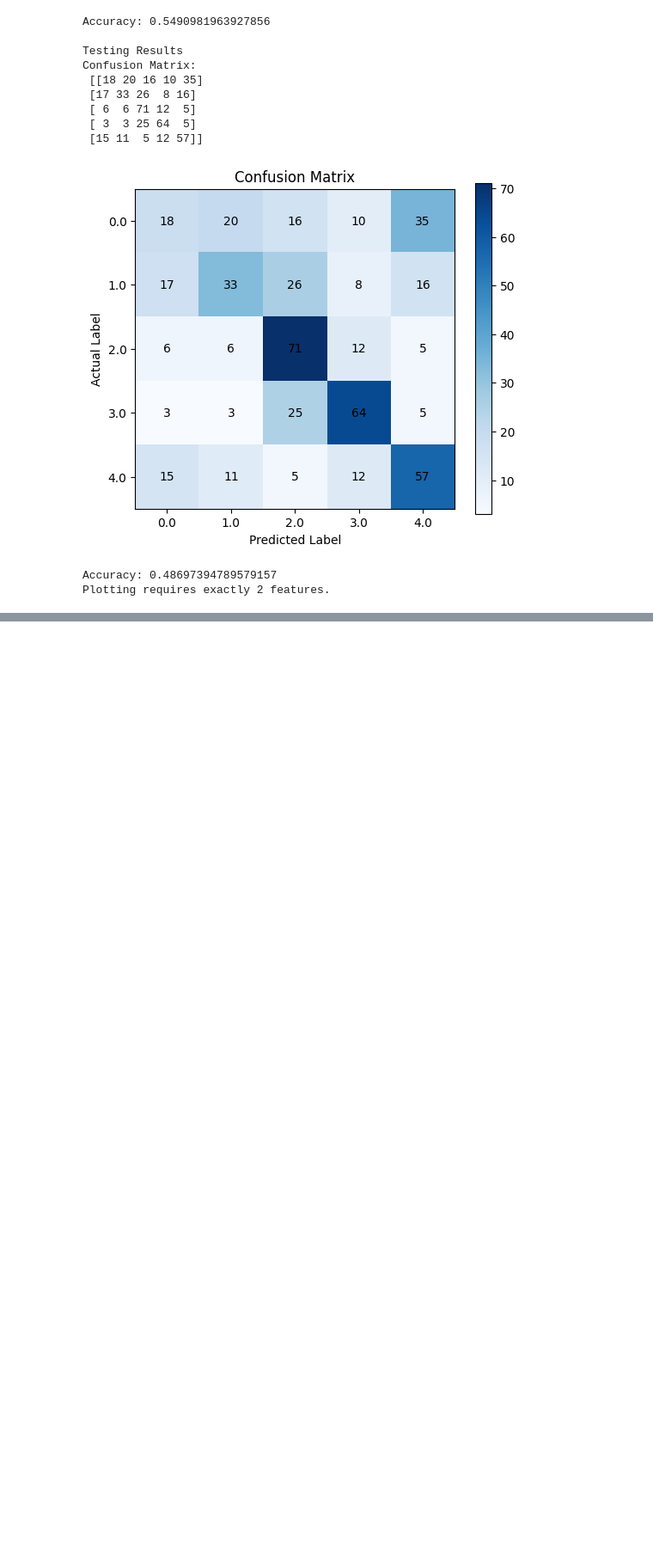
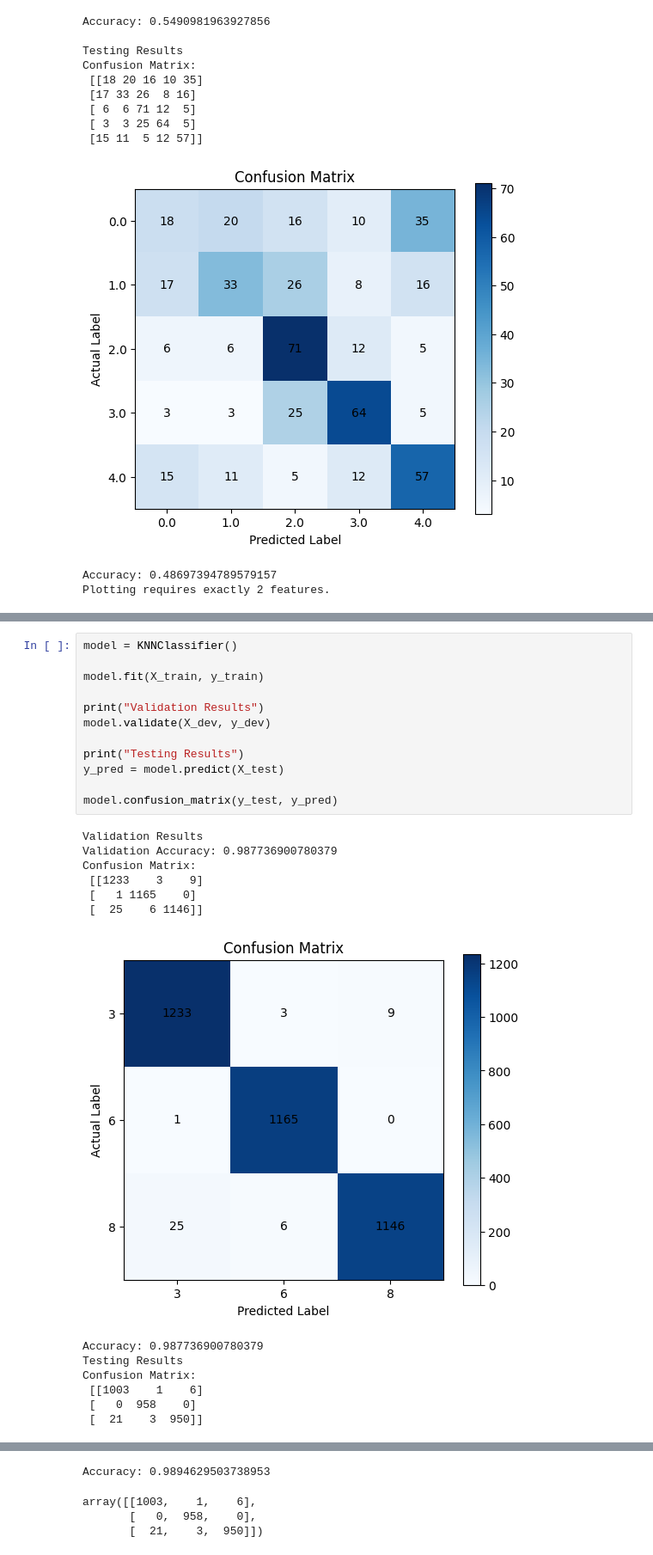
Before and after one commit to KrithikChidM/PrmlLab, a Jupyter notebook: Lab8/code.ipynb, the cells around one changed output, grey strips where cells are left out. Shown at 86% size. Cells and saved outputs as stored; diff of their text form; blank space fills up the shorter version.

```diff
--- a/Lab8/code.ipynb
+++ b/Lab8/code.ipynb
@@ -598,0 +711,26 @@ Plotting requires exactly 2 features.
+# %%
+model = KNNClassifier()
+
+model.fit(X_train, y_train)
+
+print("Validation Results")
+model.validate(X_dev, y_dev)
+
+print("Testing Results")
+y_pred = model.predict(X_test)
+
+model.confusion_matrix(y_test, y_pred)
+# %% [output]
+Validation Results
+Validation Accuracy: 0.987736900780379
+Confusion Matrix:
+ [[1233    3    9]
+ [   1 1165    0]
+ [  25    6 1146]]
+[figure, added]
+Accuracy: 0.987736900780379
+Testing Results
+Confusion Matrix:
+ [[1003    1    6]
+ [   0  958    0]
+ [  21    3  950]]
@@ -598,0 +738,4 @@ Plotting requires exactly 2 features.
+Accuracy: 0.9894629503738953
+array([[1003,    1,    6],
+       [   0,  958,    0],
+       [  21,    3,  950]])
```
Also changed, not shown: parts of 6 cells of this notebook.
